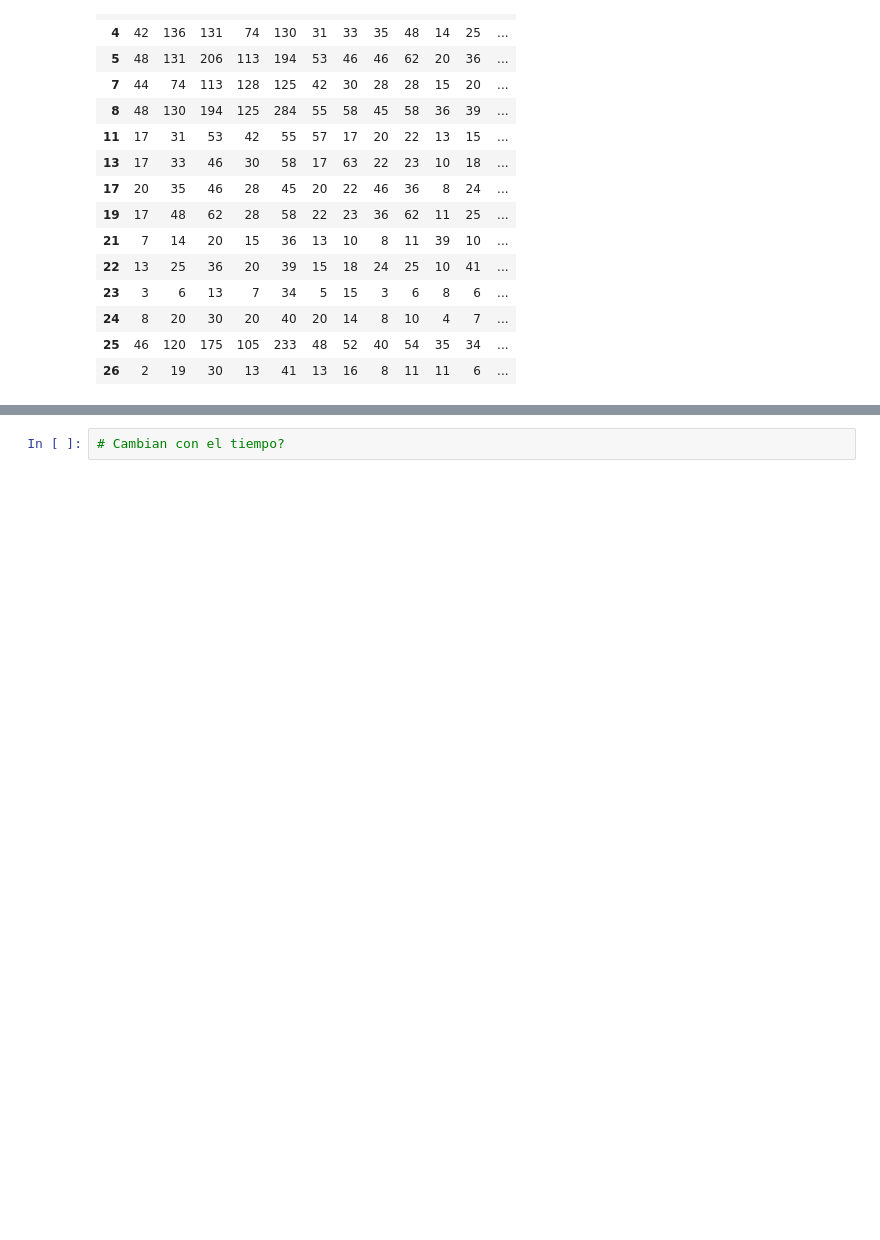
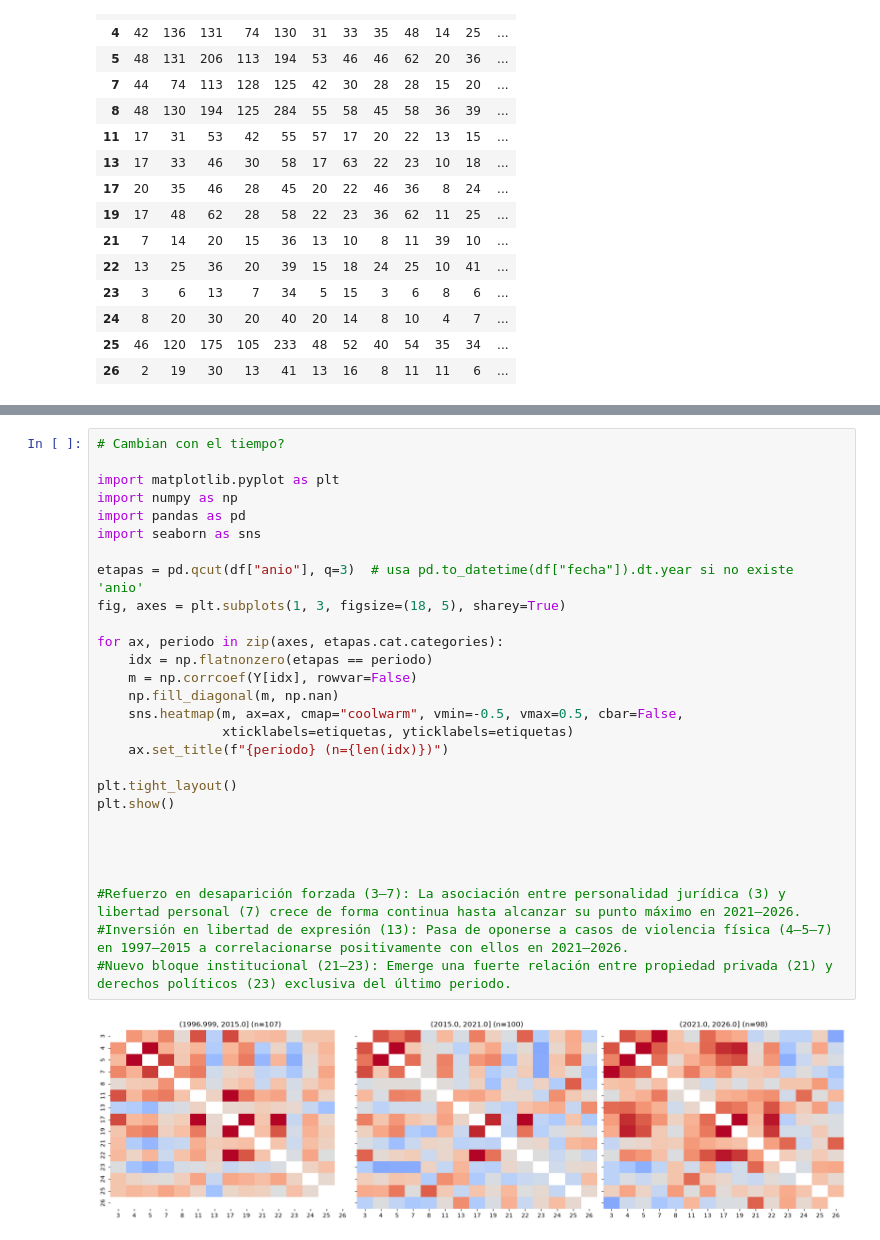
Before and after one commit to GiraldoB/RAG-CIDH, a Jupyter notebook: t1_articulos.ipynb, the cells around one changed output, grey strips where cells are left out. Saved outputs shown, nothing was run; the diff lists cells and outputs as text; blank space fills up the shorter version.

```diff
--- a/t1_articulos.ipynb
+++ b/t1_articulos.ipynb
@@ -144,3 +141,31 @@ phi.style.background_gradient(cmap="coolwarm", vmin=-0.5, vmax=0.5).format("{:.2
 | 26 | -0.14 | -0.03 | -0.02 | -0.12 | -0.07 | 0.10 | 0.15 | 0.03 | 0.04 | 0.14 | -0.00 | ... |
 # %%
 # Cambian con el tiempo?
+
+import matplotlib.pyplot as plt
+import numpy as np
+import pandas as pd
+import seaborn as sns
+
+etapas = pd.qcut(df["anio"], q=3)  # usa pd.to_datetime(df["fecha"]).dt.year si no existe 'anio'
+fig, axes = plt.subplots(1, 3, figsize=(18, 5), sharey=True)
+
+for ax, periodo in zip(axes, etapas.cat.categories):
+    idx = np.flatnonzero(etapas == periodo)
+    m = np.corrcoef(Y[idx], rowvar=False)
+    np.fill_diagonal(m, np.nan)
+    sns.heatmap(m, ax=ax, cmap="coolwarm", vmin=-0.5, vmax=0.5, cbar=False,
+                xticklabels=etiquetas, yticklabels=etiquetas)
+    ax.set_title(f"{periodo} (n={len(idx)})")
+
+plt.tight_layout()
+plt.show()
+
+
+
+
+#Refuerzo en desaparición forzada (3–7): La asociación entre personalidad jurídica (3) y libertad personal (7) crece de forma continua hasta alcanzar su punto máximo en 2021–2026.
+#Inversión en libertad de expresión (13): Pasa de oponerse a casos de violencia física (4–5–7) en 1997–2015 a correlacionarse positivamente con ellos en 2021–2026.
+#Nuevo bloque institucional (21–23): Emerge una fuerte relación entre propiedad privada (21) y derechos políticos (23) exclusiva del último periodo.
+# %% [output]
+[figure, added]
```
Also changed, not shown: parts of 3 cells of this notebook.
